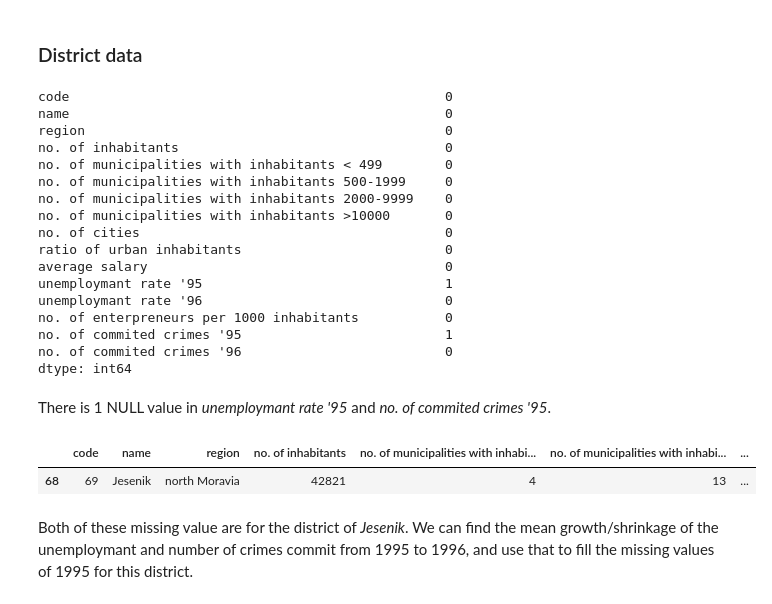
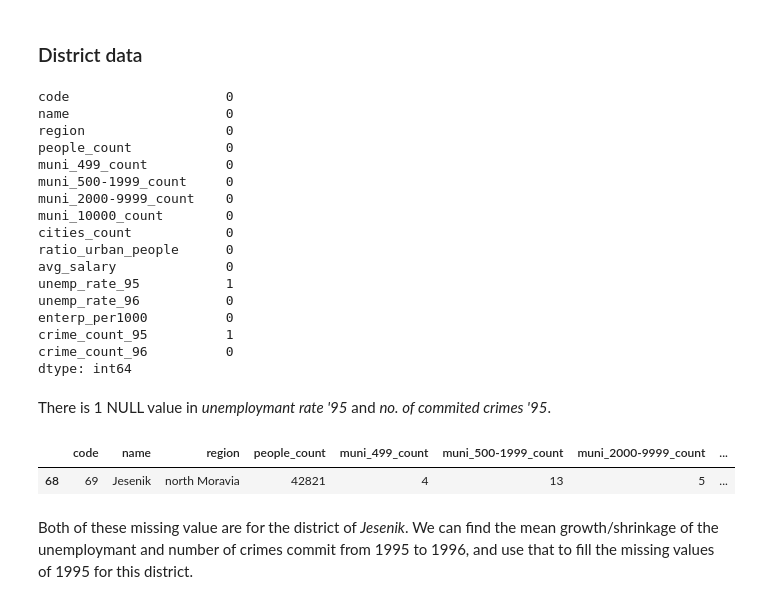
Before and after one commit to JoaoCostaIFG/AC, a Jupyter notebook: Banking.ipynb, the cells around one changed output. Saved outputs shown, nothing was run; the diff lists cells and outputs as text; code cells hidden in the pictures.

Commit message:
Some feature selection on district.

```diff
--- a/Banking.ipynb
+++ b/Banking.ipynb
@@ -43,3 +40,23 @@ trans_df.head()
 | 2 | 3393738 | 11265 | 930114 | credit | credit in cash | 1000.0 | 1000.0 | NaN | NaN | NaN |
 | 3 | 3122924 | 10364 | 930117 | credit | credit in cash | 1100.0 | 1100.0 | NaN | NaN | NaN |
 | 4 | 1121963 | 3834 | 930119 | credit | credit in cash | 700.0 | 700.0 | NaN | NaN | NaN |
+# %%
+# clean column names (some columns come with an extra whitespace)
+district_df.rename(columns=lambda x: x.strip(), inplace=True)
+
+# rename some columns for easier interaction
+district_df.rename(columns={"no. of inhabitants": "people_count",
+                            "no. of municipalities with inhabitants < 499": "muni_499_count",
+                            "no. of municipalities with inhabitants 500-1999": "muni_500-1999_count",
+                            "no. of municipalities with inhabitants 2000-9999": "muni_2000-9999_count",
+                            "no. of municipalities with inhabitants >10000": "muni_10000_count",
+                            "no. of cities": "cities_count",
+                            "ratio of urban inhabitants": "ratio_urban_people",
+                            "average salary": "avg_salary",
+                            "unemploymant rate '95": "unemp_rate_95",
+                            "unemploymant rate '96": "unemp_rate_96",
+                            "no. of enterpreneurs per 1000 inhabitants": "enterp_per1000",
+                            "no. of commited crimes '95": "crime_count_95",
+                            "no. of commited crimes '96": "crime_count_96",
+                           }, inplace=True)
+district_df.head()
@@ -112,30 +135,30 @@ No NULL data to deal with on this dataframe.
 # %%
 district_df.isnull().sum()
 # %% [output]
-code                                                0
-name                                                0
-region                                              0
-no. of inhabitants                                  0
-no. of municipalities with inhabitants < 499        0
-no. of municipalities with inhabitants 500-1999     0
-no. of municipalities with inhabitants 2000-9999    0
-no. of municipalities with inhabitants >10000       0
-no. of cities                                       0
-ratio of urban inhabitants                          0
-average salary                                      0
-unemploymant rate '95                               1
-unemploymant rate '96                               0
-no. of enterpreneurs per 1000 inhabitants           0
-no. of commited crimes '95                          1
-no. of commited crimes '96                          0
+code                    0
+name                    0
+region                  0
+people_count            0
+muni_499_count          0
+muni_500-1999_count     0
+muni_2000-9999_count    0
+muni_10000_count        0
+cities_count            0
+ratio_urban_people      0
+avg_salary              0
+unemp_rate_95           1
+unemp_rate_96           0
+enterp_per1000          0
+crime_count_95          1
+crime_count_96          0
 dtype: int64
 # %% [markdown]
 There is 1 NULL value in _unemploymant rate '95_ and _no. of commited crimes '95_.
 # %%
-district_df[district_df["unemploymant rate '95"].isnull()]
+district_df[district_df["unemp_rate_95"].isnull()]
 # %% [output]
-|  | code | name | region | no. of inhabitants | no. of municipalities with inhabi... | no. of municipalities with inhabi... | ... |
-| 68 | 69 | Jesenik | north Moravia | 42821 | 4 | 13 | ... |
+|  | code | name | region | people_count | muni_499_count | muni_500-1999_count | muni_2000-9999_count | ... |
+| 68 | 69 | Jesenik | north Moravia | 42821 | 4 | 13 | 5 | ... |
 # %% [markdown]
 Both of these missing value are for the district of _Jesenik_. We can find the mean growth/shrinkage of the unemploymant and number of crimes commit from 1995 to 1996, and use that to fill the missing values of 1995 for this district.
 # %%
```
Also changed, not shown: parts of 30 cells of this notebook, 2 other files.
